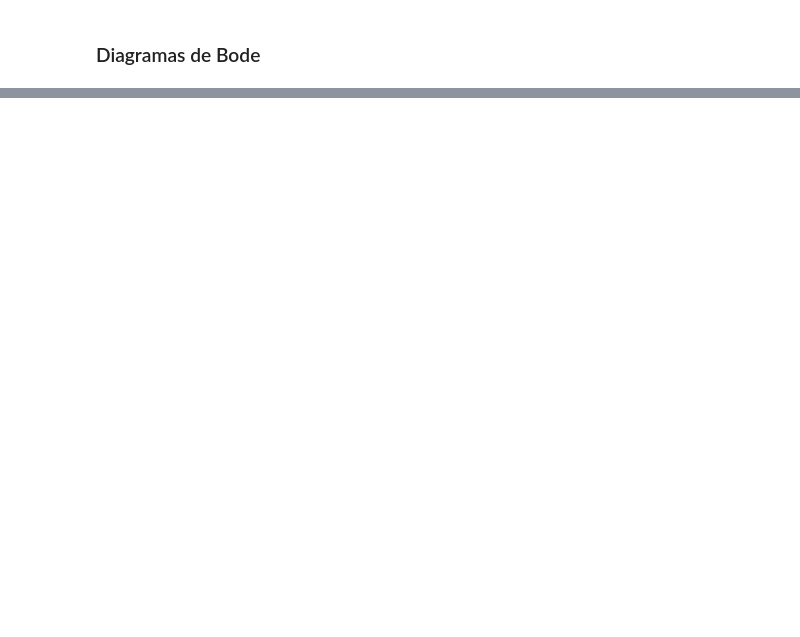
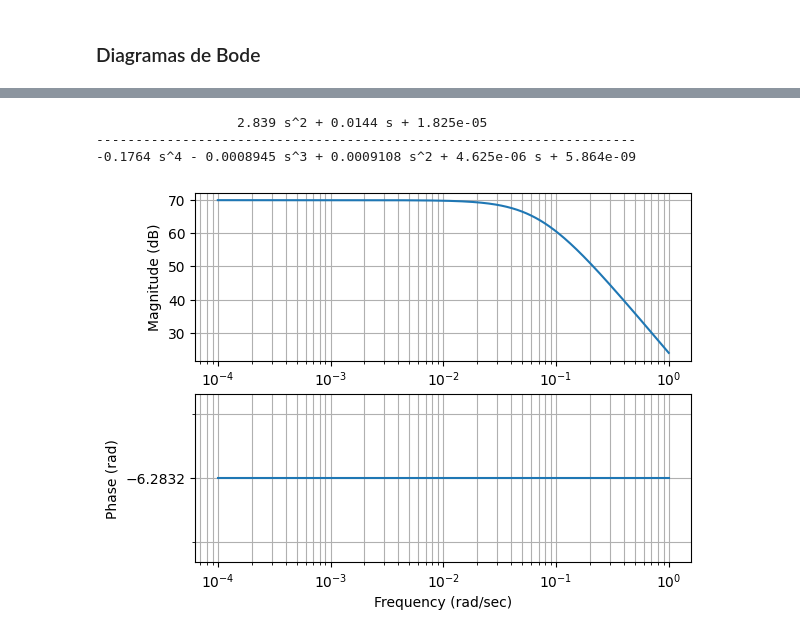
Before and after one commit to lucascarvalho10/pme3481, a Jupyter notebook: modelo_dinamico/resposta_em_frequencia.ipynb, the cells around one changed output, grey strips where cells are left out. Cells and saved outputs as stored; diff of their text form; code cells hidden in the pictures; blank space fills up the shorter version.

```diff
--- a/modelo_dinamico/resposta_em_frequencia.ipynb
+++ b/modelo_dinamico/resposta_em_frequencia.ipynb
@@ -182,0 +166,8 @@ for tfs in list_tf:
+# %%
+print(G1)
+mag,phase,omega = ctrl.bode(G1,dB=True,deg=False)
+# %% [output]
+                  2.839 s^2 + 0.0144 s + 1.825e-05
+---------------------------------------------------------------------
+-0.1764 s^4 - 0.0008945 s^3 + 0.0009108 s^2 + 4.625e-06 s + 5.864e-09
+[figure, added]
```
Also changed, not shown: parts of 11 cells of this notebook.
